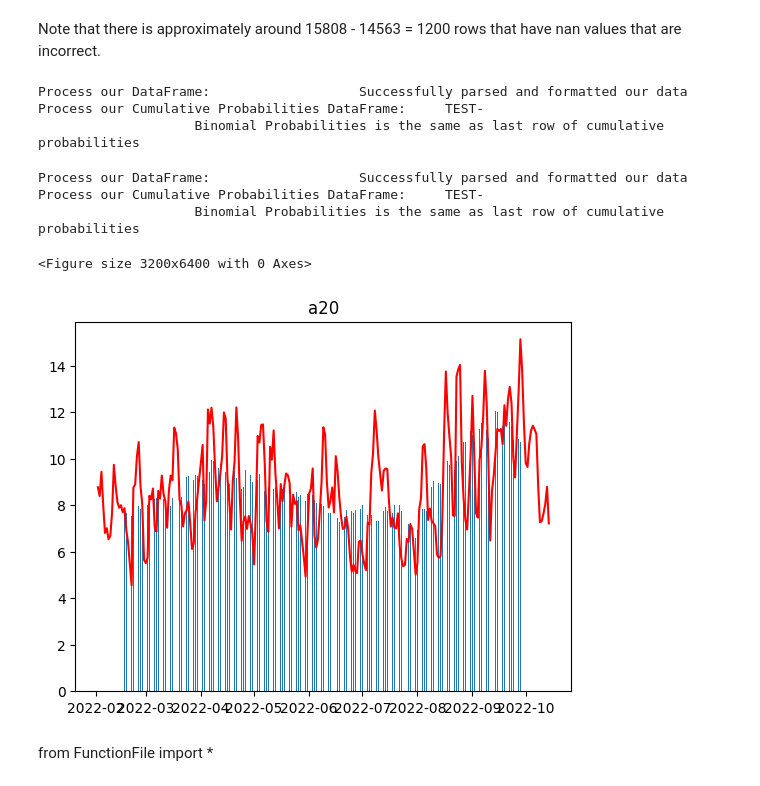
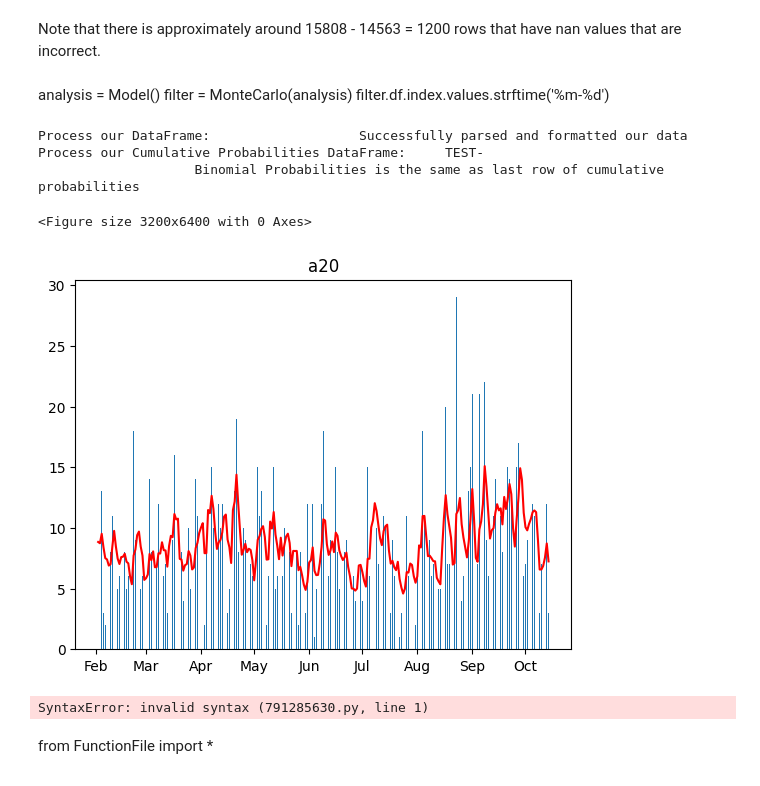
Before and after one commit to KvKid/Exploration-of-Sequential-Monte-Carlo-to-Time-Series-Data, a Jupyter notebook: main.ipynb, the cells around one changed output. Drawn from its saved outputs; the diff is of its cells as text; code cells hidden in the pictures.

Commit message:
Added SMC Plot Functionality

```diff
--- a/main.ipynb
+++ b/main.ipynb
@@ -217,9 +219,11 @@ class Model:
             plt.show()
 # %%
 class MonteCarlo:
-    def __init__(self,df):
+    def __init__(self,analysis):
         self.hi = 2
-        self.df = df
+        self.df = analysis.df
+        self.analysis = analysis
+
 
     # state space model - Mutation
     def StateSpace_iplus1(self,xt):
@@ -307,7 +311,7 @@ class MonteCarlo:
 
         plt.plot(self.df.index.values,df_dummy['Plottingrate'], color = 'red')
         ax.bar(self.df.index.values, dude[ID] ,width = 0.3)
-
+        ax.xaxis.set_major_formatter(mdates.DateFormatter('%b'))
         #Ksum(df[ID].values,30)
         #
         #plt.plot(d0f.index.values, cumdata[ID])
@@ -315,24 +319,44 @@ class MonteCarlo:
         # ax1.ylabel('SMC')
         plt.title(ID)
         plt.show()
-        #plt.savefig('new ' +ID+'.png')
+        #indicies = [datetime.strftime(elem,'%m-%d') for elem in self.df.index.values]
+        #figure(figsize=(10, 20), dpi=320)
+        # fig, ax1 = plt.subplots()
+        # ax1.plot(self.df.index,df_dummy['Plottingrate'], color = 'red')
+        # ax1.set_ylabel('SMC')
+        # #ax1.set_xlabel(self.df.index.strftime('%m'))
+        # ax1.xaxis.set_major_formatter(mdates.DateFormatter('%b'))
+
+        # ax2 = ax1.twinx()
+        # ax2.bar(self.df.index, dude[ID] ,width = 0.3)
+        # ax2.set_ylabel('Moving Average')
+
+        # #plt.plot(self.df.index.values,df_dummy['Plottingrate'], color = 'red')
+        # #ax.bar(self.df.index.values, dude[ID] ,width = 0.3)
+
+        # #Ksum(df[ID].values,30)
+        # #
+        # #plt.plot(d0f.index.values, cumdata[ID])
+        # # ax1.plot(df.index.values,df_dummy['Plottingrate'], "r-")
+        # # ax1.ylabel('SMC')
+        # plt.tight_layout()
+        # plt.show()
+        #plt.savefig("./Plots/" +'new ' +ID+'.png')
-# %%
-analysis = Model()
-df = analysis.df
-#analysis.MA_binomest_CI_plot('a5')
-#analysis.CI_of_estimates_plot()
-#analysis.binplot2()
-# %% [output]
-Process our DataFrame:                   Successfully parsed and formatted our data
-Process our Cumulative Probabilities DataFrame:     TEST-
-                    Binomial Probabilities is the same as last row of cumulative probabilities
+# %% [markdown]
+analysis = Model()
+filter = MonteCarlo(analysis)
+filter.df.index.values.strftime('%m-%d')
 # %%
 analysis = Model()
-filter = MonteCarlo(analysis.df)
-filter.movingaveragemontecarlo('a20',30,100)
+filter = MonteCarlo(analysis)
+filter.movingaveragemontecarlo('a20',1,100)
 # %% [output]
 Process our DataFrame:                   Successfully parsed and formatted our data
 Process our Cumulative Probabilities DataFrame:     TEST-
                     Binomial Probabilities is the same as last row of cumulative probabilities
 <Figure size 3200x6400 with 0 Axes>
-[figure, old version]
+[figure, new version]
+# %%
+df.
+# %% [output]
+SyntaxError: invalid syntax (791285630.py, line 1)
```
Also changed, not shown: parts of 3 cells of this notebook.
